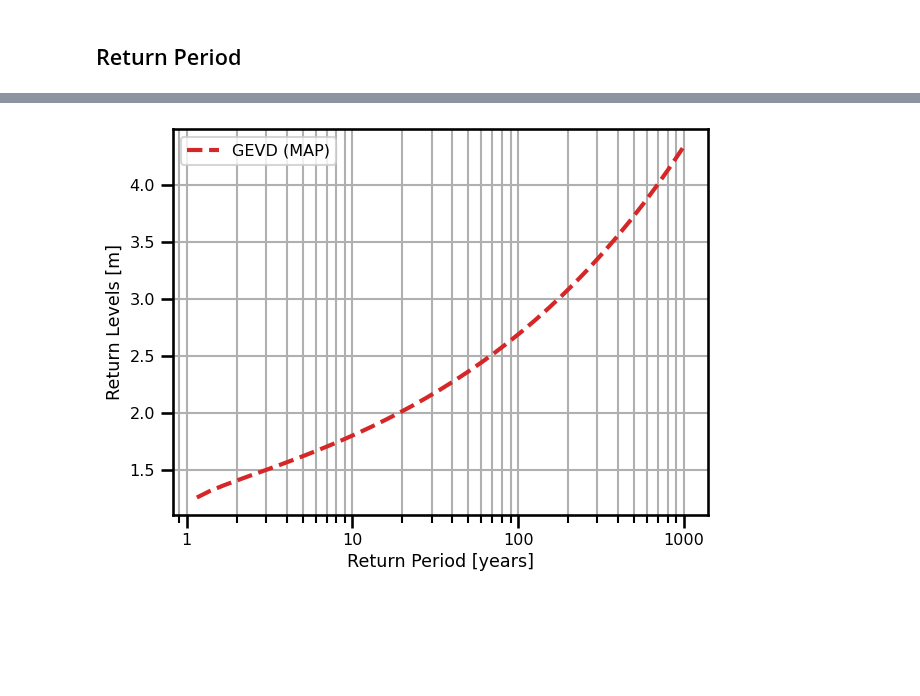
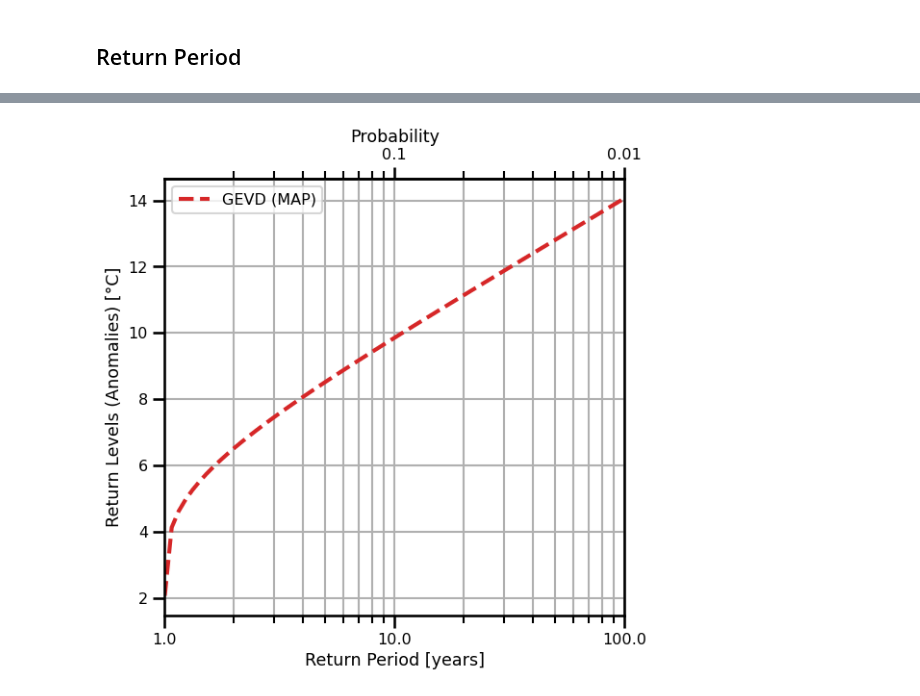
Before and after one commit to jejjohnson/jbayesevt, a Jupyter notebook: notebooks/evt/3.2_pyextremes_numpyro_map.ipynb, the cells around one changed output, grey strips where cells are left out. Drawn from its saved outputs; the diff is of its cells as text; code cells hidden in the pictures; blank space fills up the shorter version.

```diff
--- a/notebooks/evt/3.2_pyextremes_numpyro_map.ipynb
+++ b/notebooks/evt/3.2_pyextremes_numpyro_map.ipynb
@@ -106,0 +87,7 @@ plt.show()
+# %%
+# # take weighted spatial mean
+# weights = spain_mask * np.cos(np.deg2rad(ds.latitude))
+# data = ds.weighted(weights).mean(dim=["latitude", "longitude"])
+
+# select MADRID region
+data = ds.sel(longitude=-3.703790, latitude=40.416775, method="nearest")
@@ -133,9 +201,9 @@ where $\boldsymbol{\theta}=\{\mu,\sigma,\xi\}$ are the location, scale and shape
 
 def model(y: Float[Array, "N"]=None):
     # prior parameters
-    loc = numpyro.sample("loc", dist.Normal(0.0, 1.0))
+    loc = numpyro.sample("loc", dist.Normal(0.0, 5.0))
     scale = numpyro.sample("scale", dist.LogNormal(0.0, 10.0))
-    concentration = numpyro.sample("concentration", dist.LogNormal(0.0, 1.0))
+    concentration = numpyro.sample("concentration", dist.LogNormal(loc=0.0, scale=2.0))
 
     # likelihood
     numpyro.sample("obs", tfd.GeneralizedExtremeValue(loc, scale, concentration), obs=y)
@@ -220,10 +288,18 @@ Scale - σ: 0.1447
 # %% [markdown]
 ## Return Period
+# %%
+def safe_reciprocal(x):
+    """Vectorized 1/x, treating x==0 manually"""
+    x = np.array(x, float)
+    near_zero = np.isclose(x, 0)
+    x[near_zero] = np.inf
+    x[~near_zero] = 1 / x[~near_zero]
+    return x
 # %%
 import numpy as np
 from scipy.stats import genextreme
 
-return_periods = np.logspace(-1, 3,50)
+return_periods = np.logspace(-0.9999, 2, 100)
 
 model = tfd.GeneralizedExtremeValue(loc=loc, scale=scale, concentration=c)
-return_levels = model.quantile(1-1/return_periods)
+return_levels = model.quantile(1-safe_reciprocal(return_periods))
@@ -230,25 +377,42 @@ return_levels = model.quantile(1-1/return_periods)
 # %%
-fig, ax = plt.subplots()
+fig, ax = plt.subplots(figsize=(6,6))
 
 ax.plot(
     return_periods, return_levels,
     linestyle="--", linewidth=3, color="tab:red",
     label="GEVD (MAP)",
 )
 
 ax.set(
     xlabel="Return Period [years]",
-    ylabel="Return Levels [m]",
+    ylabel="Return Levels (Anomalies) [°C]",
     xscale="log",
+    xlim=[1.0, 100]
 )
+
+
+
+
+
 # format log scale labels
 formatter = ScalarFormatter()
 formatter.set_scientific(False)
 ax.xaxis.set_major_formatter(formatter)
 
+
+# SECOND AXIS
+secax = ax.secondary_xaxis("top")
+secax.set_xlabel("Probability")
+secax.set_xscale("log")
+xticks = [10, 100]
+secax.set_xticks(xticks)
+formatter = FuncFormatter(lambda x, pos: f"{safe_reciprocal(x)}")
+secax.xaxis.set_major_formatter(formatter)
+
+
 plt.grid(which="both", visible=True)
 plt.legend()
 plt.tight_layout()
 plt.show()
 # %% [output]
-[figure, old version]
+[figure, new version]
```
Also changed, not shown: parts of 35 cells of this notebook, 8 other files.
